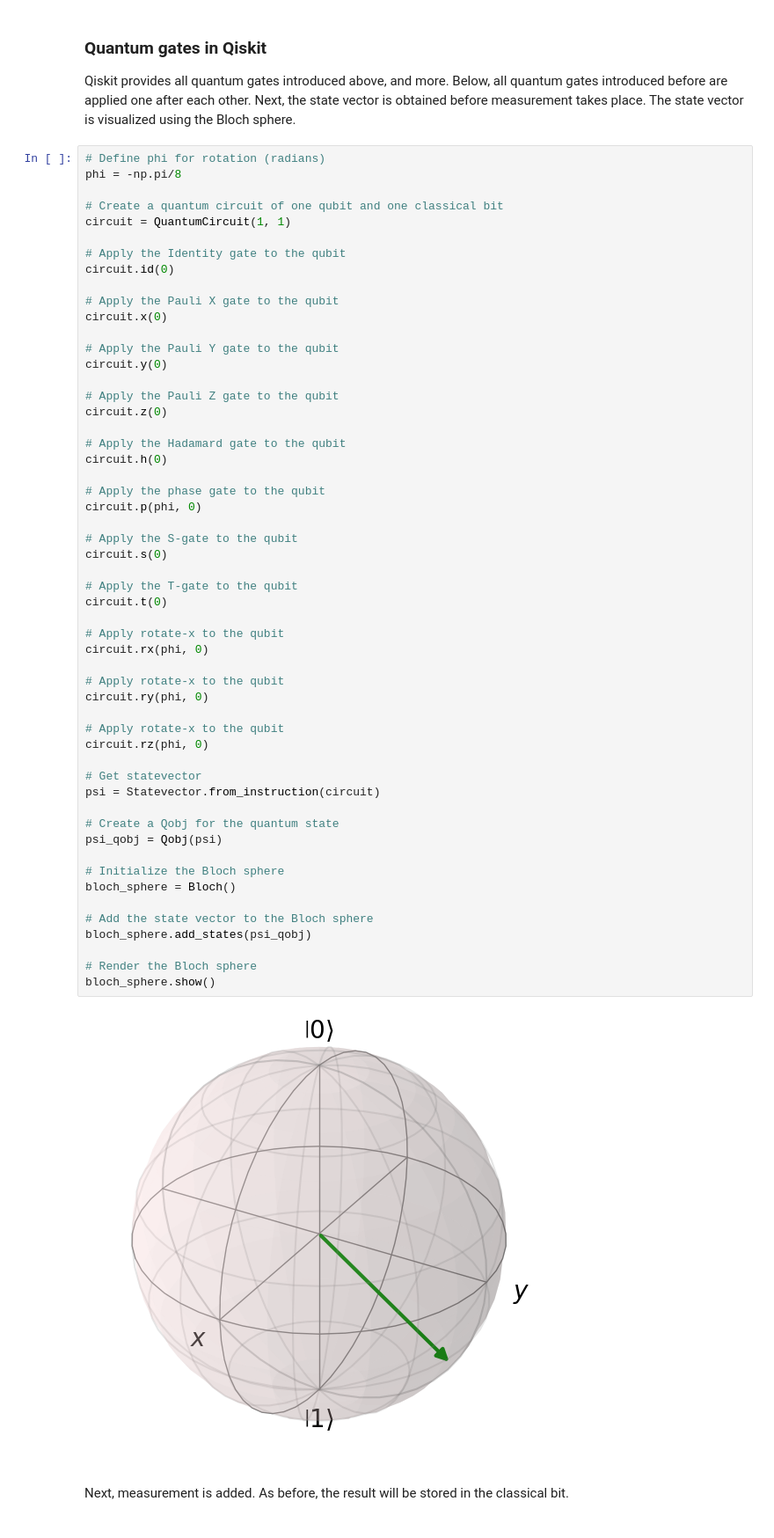
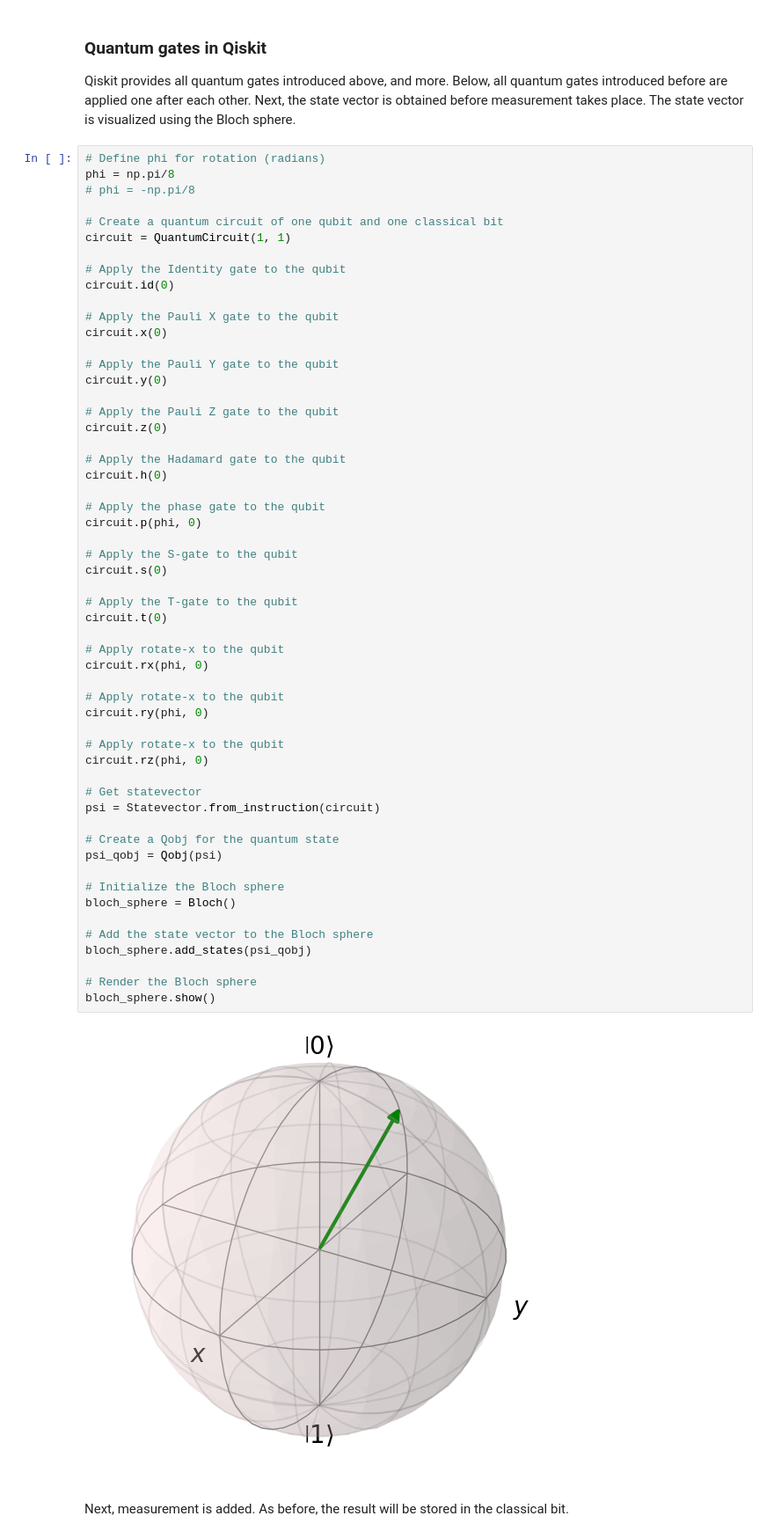
Before and after one commit to tahaselim/Intro-to-Quantum-Computing-2025, a Jupyter notebook: lesson3_notebook_answers.ipynb, the cells around one changed output. Shown at 88% size. Cells and saved outputs as stored; diff of their text form.

```diff
--- a/lesson3_notebook_answers.ipynb
+++ b/lesson3_notebook_answers.ipynb
@@ -1211,7 +1211,8 @@ bloch_sphere.show()
 Qiskit provides all quantum gates introduced above, and more. Below, all quantum gates introduced before are applied one after each other. Next, the state vector is obtained before measurement takes place. The state vector is visualized using the Bloch sphere.
 # %%
 # Define phi for rotation (radians)
-phi = -np.pi/8
+phi = np.pi/8
+# phi = -np.pi/8
 
 # Create a quantum circuit of one qubit and one classical bit
 circuit = QuantumCircuit(1, 1)
@@ -1237,34 +1238,34 @@ circuit.p(phi, 0)
 # Apply the S-gate to the qubit
 circuit.s(0)
 
 # Apply the T-gate to the qubit
 circuit.t(0)
 
 # Apply rotate-x to the qubit
 circuit.rx(phi, 0)
 
 # Apply rotate-x to the qubit
 circuit.ry(phi, 0)
 
 # Apply rotate-x to the qubit
 circuit.rz(phi, 0)
 
 # Get statevector
 psi = Statevector.from_instruction(circuit)
 
 # Create a Qobj for the quantum state
 psi_qobj = Qobj(psi)
 
 # Initialize the Bloch sphere
 bloch_sphere = Bloch()
 
 # Add the state vector to the Bloch sphere
 bloch_sphere.add_states(psi_qobj)
 
 # Render the Bloch sphere
 bloch_sphere.show()
 # %% [output]
-[figure, old version]
+[figure, new version]
 # %% [markdown]
 Next, measurement is added. As before, the result will be stored in the classical bit.
 # %%
```
Also changed, not shown: parts of 7 cells of this notebook.
